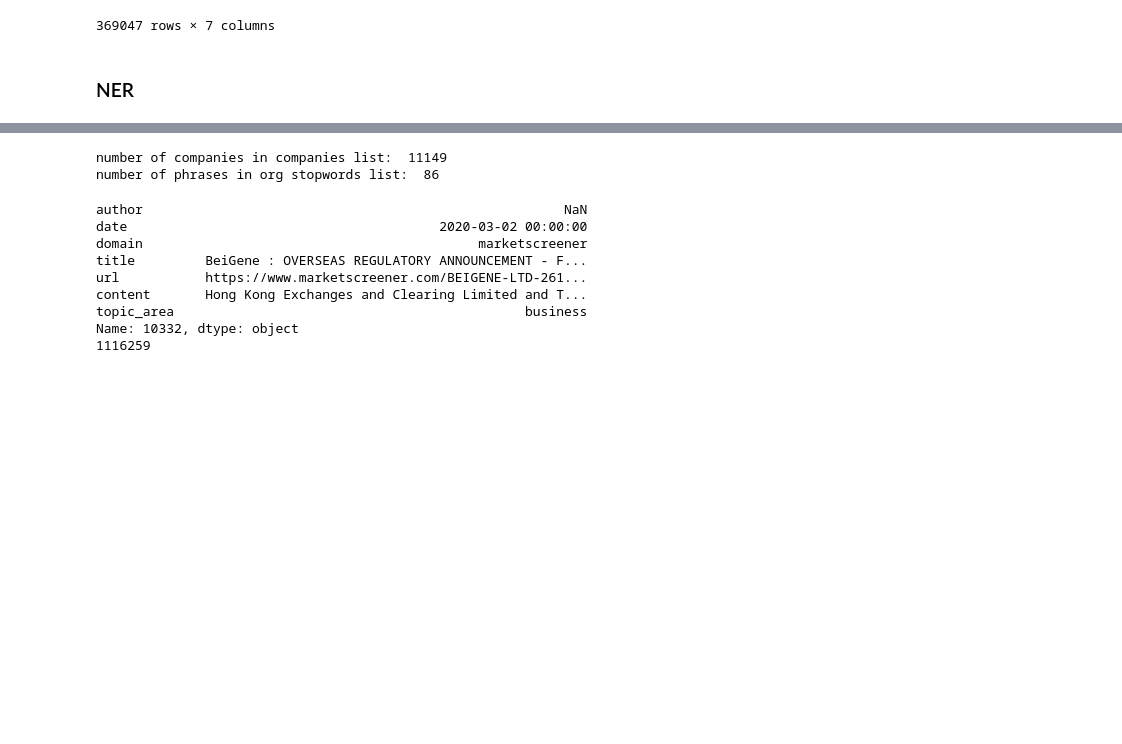
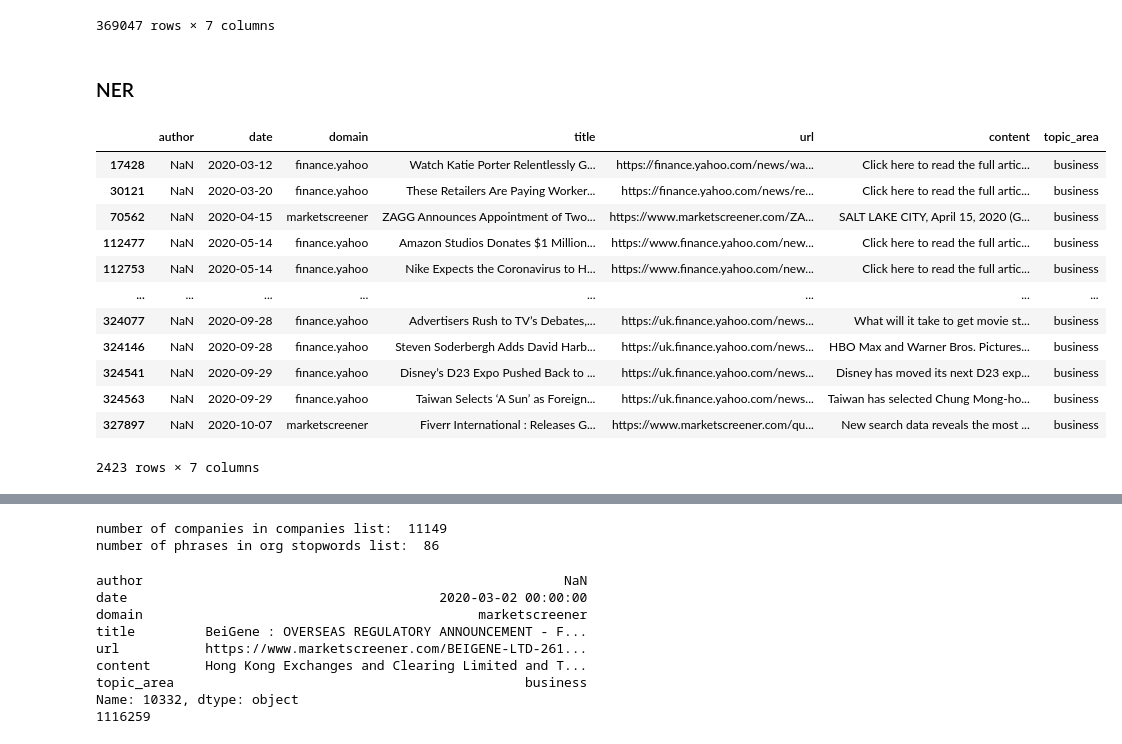
Before and after one commit to TraceyEtheridge/Thesis, a Jupyter notebook: Covid_Articles_NER.ipynb, the cells around one changed output, grey strips where cells are left out. Cells and saved outputs as stored; diff of their text form; code cells hidden in the pictures; blank space fills up the shorter version.

```diff
--- a/Covid_Articles_NER.ipynb
+++ b/Covid_Articles_NER.ipynb
@@ -16,5 +15,5 @@ ModuleNotFoundError: No module named 'spacy'
 # %%
-df = pd.read_csv('./Data/covid19_articles_20201231.csv')
+df = pd.read_csv('./data/covid19_articles_20201231.csv')
 # %%
 # date to datetime
 df['date'] = pd.to_datetime(df['date'])
@@ -57,3 +56,21 @@ ner_processor = en_core_web_sm.load()
 
 #test = ner_processor(df.iloc[0]['content'])
 #pprint(set([(X.text, X.label_) for X in test.ents if X.label_ == 'ORG']))
+# %%
+# TO DO - Remove articles that contain the below
+search_text = "follow us on Facebook, Twitter, and Instagram" #2423
+df[df['content'].str.contains(search_text)]
+# %% [output]
+|  | author | date | domain | title | url | content | topic_area |
+| 17428 | NaN | 2020-03-12 | finance.yahoo | Watch Katie Porter Relentlessly G... | https://finance.yahoo.com/news/wa... | Click here to read the full artic... | business |
+| 30121 | NaN | 2020-03-20 | finance.yahoo | These Retailers Are Paying Worker... | https://finance.yahoo.com/news/re... | Click here to read the full artic... | business |
+| 70562 | NaN | 2020-04-15 | marketscreener | ZAGG Announces Appointment of Two... | https://www.marketscreener.com/ZA... | SALT LAKE CITY, April 15, 2020 (G... | business |
+| 112477 | NaN | 2020-05-14 | finance.yahoo | Amazon Studios Donates $1 Million... | https://www.finance.yahoo.com/new... | Click here to read the full artic... | business |
+| 112753 | NaN | 2020-05-14 | finance.yahoo | Nike Expects the Coronavirus to H... | https://www.finance.yahoo.com/new... | Click here to read the full artic... | business |
+| ... | ... | ... | ... | ... | ... | ... | ... |
+| 324077 | NaN | 2020-09-28 | finance.yahoo | Advertisers Rush to TV’s Debates,... | https://uk.finance.yahoo.com/news... | What will it take to get movie st... | business |
+| 324146 | NaN | 2020-09-28 | finance.yahoo | Steven Soderbergh Adds David Harb... | https://uk.finance.yahoo.com/news... | HBO Max and Warner Bros. Pictures... | business |
+| 324541 | NaN | 2020-09-29 | finance.yahoo | Disney’s D23 Expo Pushed Back to ... | https://uk.finance.yahoo.com/news... | Disney has moved its next D23 exp... | business |
+| 324563 | NaN | 2020-09-29 | finance.yahoo | Taiwan Selects ‘A Sun’ as Foreign... | https://uk.finance.yahoo.com/news... | Taiwan has selected Chung Mong-ho... | business |
+| 327897 | NaN | 2020-10-07 | marketscreener | Fiverr International : Releases G... | https://www.marketscreener.com/qu... | New search data reveals the most ... | business |
+2423 rows × 7 columns
```
Also changed, not shown: parts of 6 cells of this notebook, 1 other file.
